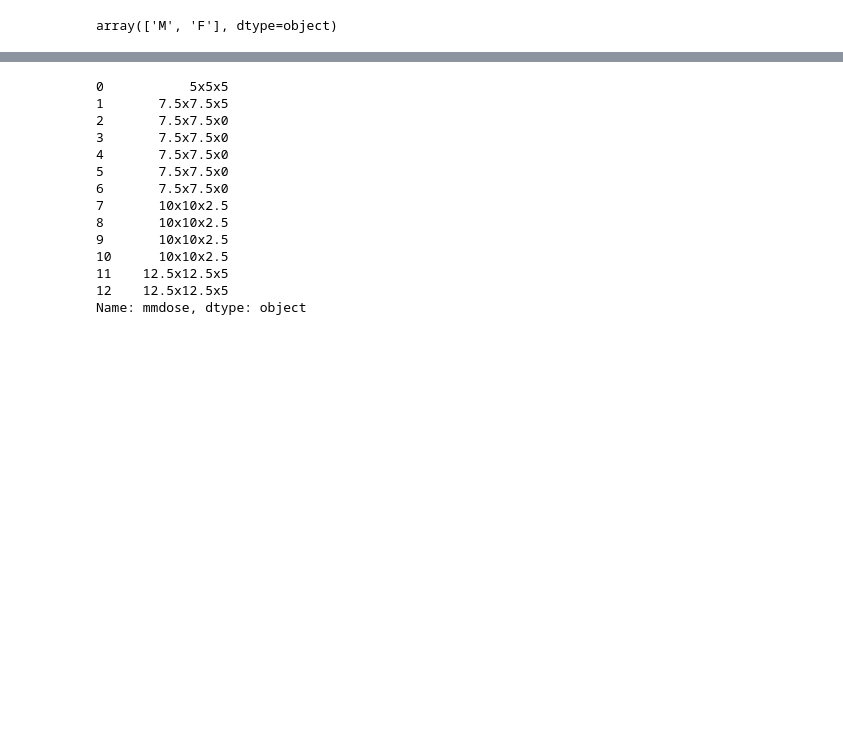
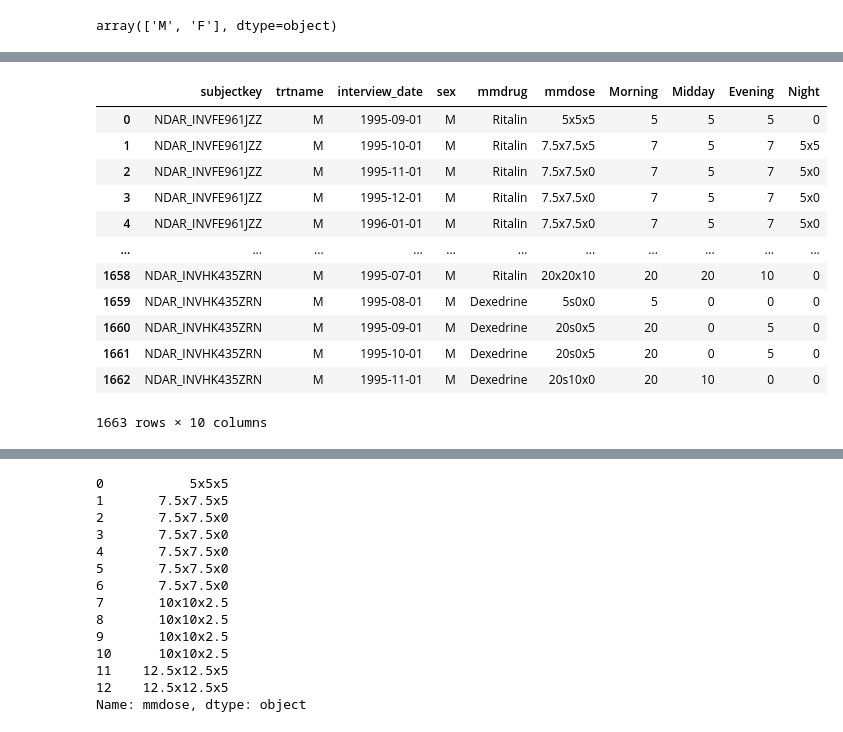
Before and after one commit to ALINA991/ADHD_fMRI, a Jupyter notebook: MTA/mta_figures0.ipynb, the cells around one changed output, grey strips where cells are left out. Cells and saved outputs as stored; diff of their text form; code cells hidden in the pictures; blank space fills up the shorter version.

```diff
--- a/MTA/mta_figures0.ipynb
+++ b/MTA/mta_figures0.ipynb
@@ -458,0 +478,16 @@ plt.show()
+# %%
+m_drugs
+# %% [output]
+|  | subjectkey | trtname | interview_date | sex | mmdrug | mmdose | Morning | Midday | Evening | Night |
+| 0 | NDAR_INVFE961JZZ | M | 1995-09-01 | M | Ritalin | 5x5x5 | 5 | 5 | 5 | 0 |
+| 1 | NDAR_INVFE961JZZ | M | 1995-10-01 | M | Ritalin | 7.5x7.5x5 | 7 | 5 | 7 | 5x5 |
+| 2 | NDAR_INVFE961JZZ | M | 1995-11-01 | M | Ritalin | 7.5x7.5x0 | 7 | 5 | 7 | 5x0 |
+| 3 | NDAR_INVFE961JZZ | M | 1995-12-01 | M | Ritalin | 7.5x7.5x0 | 7 | 5 | 7 | 5x0 |
+| 4 | NDAR_INVFE961JZZ | M | 1996-01-01 | M | Ritalin | 7.5x7.5x0 | 7 | 5 | 7 | 5x0 |
+| ... | ... | ... | ... | ... | ... | ... | ... | ... | ... | ... |
+| 1658 | NDAR_INVHK435ZRN | M | 1995-07-01 | M | Ritalin | 20x20x10 | 20 | 20 | 10 | 0 |
+| 1659 | NDAR_INVHK435ZRN | M | 1995-08-01 | M | Dexedrine | 5s0x0 | 5 | 0 | 0 | 0 |
+| 1660 | NDAR_INVHK435ZRN | M | 1995-09-01 | M | Dexedrine | 20s0x5 | 20 | 0 | 5 | 0 |
+| 1661 | NDAR_INVHK435ZRN | M | 1995-10-01 | M | Dexedrine | 20s0x5 | 20 | 0 | 5 | 0 |
+| 1662 | NDAR_INVHK435ZRN | M | 1995-11-01 | M | Dexedrine | 20s10x0 | 20 | 10 | 0 | 0 |
+1663 rows × 10 columns
```
Also changed, not shown: parts of 11 cells of this notebook, 2 other files.
